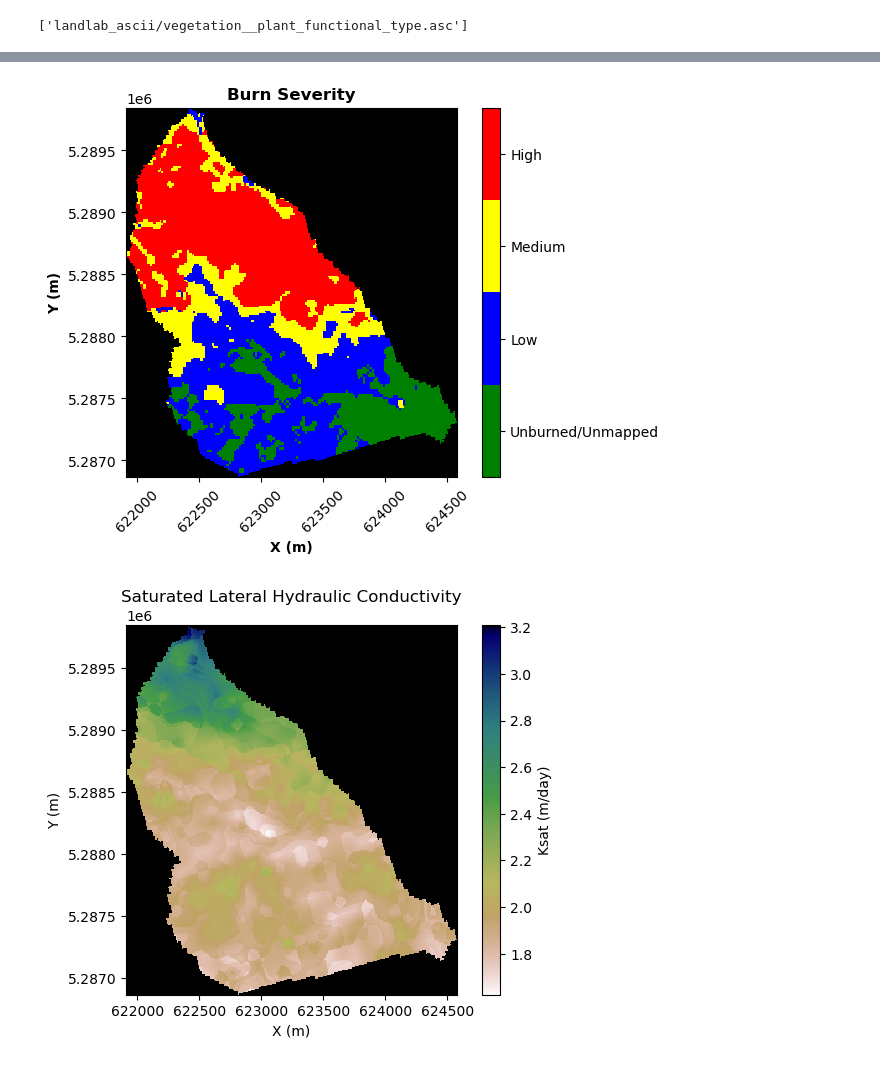
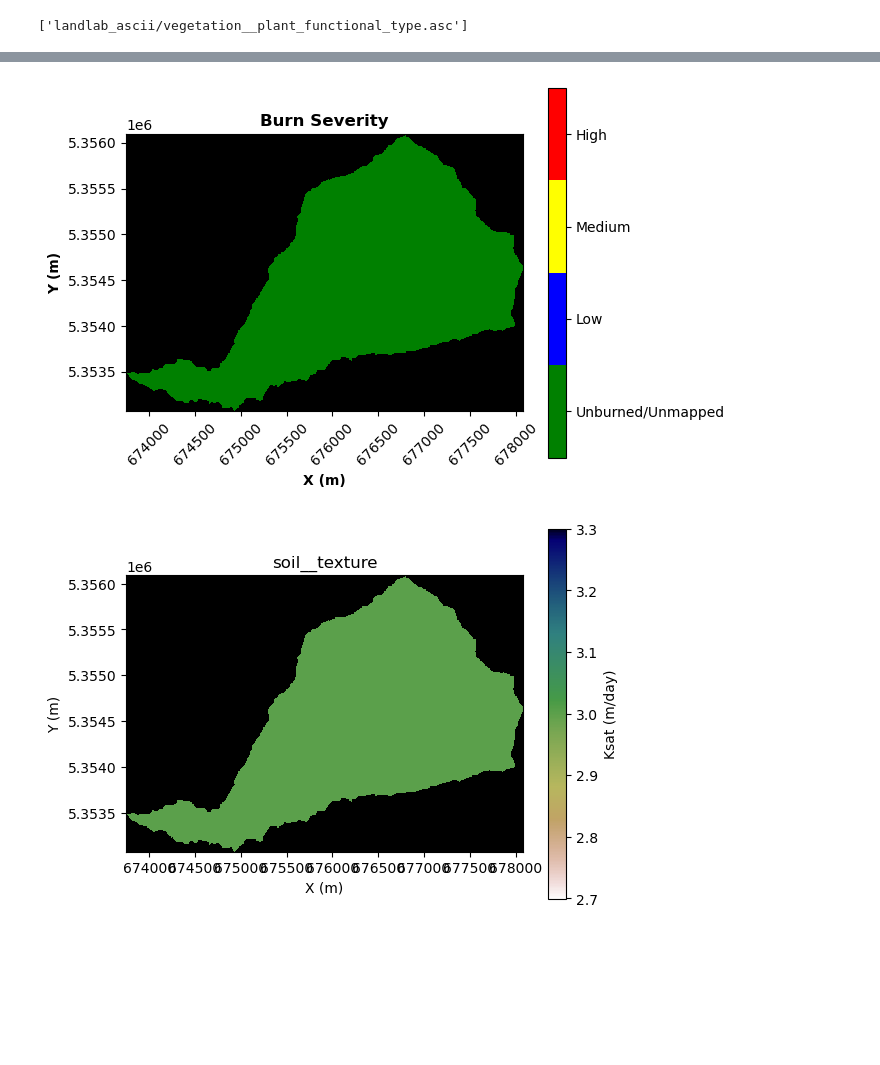
Before and after one commit to Almehedi06/fire-debrisflow-ml, a Jupyter notebook: notebook/DataPipeline_Hunter.ipynb, the cells around one changed output, grey strips where cells are left out. Cells and saved outputs as stored; diff of their text form; code cells hidden in the pictures; blank space fills up the shorter version.

```diff
--- a/notebook/DataPipeline_Hunter.ipynb
+++ b/notebook/DataPipeline_Hunter.ipynb
@@ -22,11 +22,11 @@ from matplotlib.colors import ListedColormap
 import time
 # %%
 # ---- User inputs ----
-clip_shapefile = 'Watershed/globalwatershed.shp'
+clip_shapefile = "/mnt/c/Users/amehedi/Downloads/ml_debris/purple_creek_da.shp"
 target_resolution = 10  # meters
 output_dir = 'landlab_ascii'
-fire_name = 'Bolt Creek'
-fire_id = 'WA4772812134620220910'
+fire_name = 'PIONEER Fire'
+fire_id = 'WA4818312053120240608'
 # %%
 # Load shapefile
 gdf = gpd.read_file(clip_shapefile)
@@ -913,13 +947,13 @@ plt.ylabel('Y (m)', fontweight='bold')
 plt.xticks(rotation=45)
 plt.show()
 # %% [output]
-[figure, old version]
+[figure, new version]
 # %%
-imshow_grid(grid,'soil__saturated_hydraulic_conductivity', plot_name = 'Saturated Lateral Hydraulic Conductivity',
+imshow_grid(grid,'soil__texture', plot_name = 'soil__texture',
             var_name = 'Ksat', var_units = 'm/day', grid_units = ('m','m'),
             cmap = 'gist_earth_r')
 # %% [output]
-[figure, old version]
+[figure, new version]
 # %%
 imshow_grid_at_node(grid, 'soil__texture', plot_name = 'Soil Texture',
             cmap = ListedColormap(['k',"blue", "orange", "green", "pink", "red",
```
Also changed, not shown: parts of 17 cells of this notebook, 3 other files.
